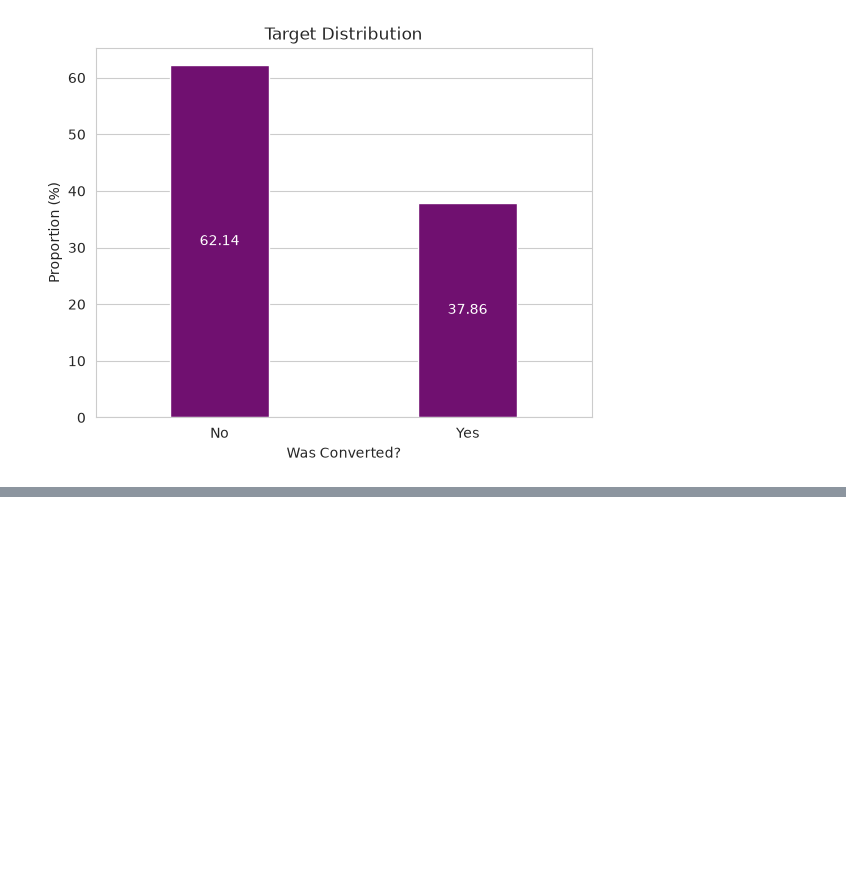
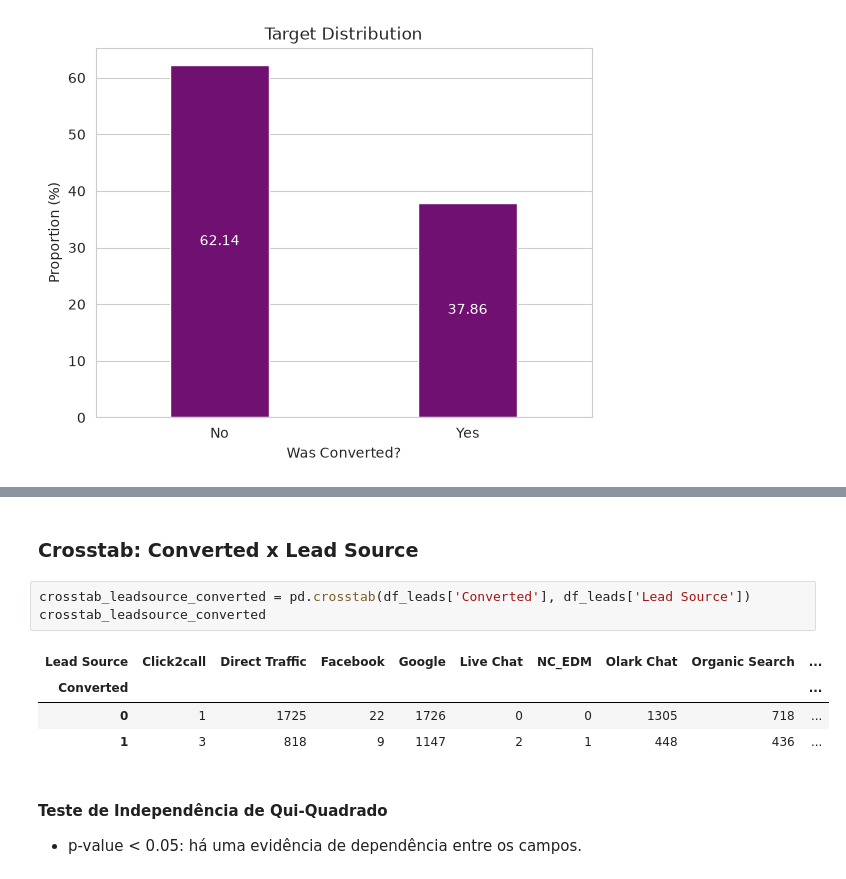
Before and after one commit to PedroSodreMalini/meus-projetos-machine-learning, a Jupyter notebook: 07-ensemble-de-modelos/1-bagging-classificacao/bagging.ipynb, the cells around one changed output, grey strips where cells are left out. Saved outputs shown, nothing was run; the diff lists cells and outputs as text; blank space fills up the shorter version.

```diff
--- a/07-ensemble-de-modelos/1-bagging-classificacao/bagging.ipynb
+++ b/07-ensemble-de-modelos/1-bagging-classificacao/bagging.ipynb
@@ -317,0 +364,13 @@ Text(0.5, 0, 'Was Converted?')
+# %% [markdown]
+### Crosstab: Converted x Lead Source
+# %%
+crosstab_leadsource_converted = pd.crosstab(df_leads['Converted'], df_leads['Lead Source'])
+crosstab_leadsource_converted
+# %% [output]
+| Lead Source | Click2call | Direct Traffic | Facebook | Google | Live Chat | NC_EDM | Olark Chat | Organic Search | ... |
+| Converted |  |  |  |  |  |  |  |  | ... |
+| 0 | 1 | 1725 | 22 | 1726 | 0 | 0 | 1305 | 718 | ... |
+| 1 | 3 | 818 | 9 | 1147 | 2 | 1 | 448 | 436 | ... |
+# %% [markdown]
+#### Teste de Independência de Qui-Quadrado
+- p-value \< 0.05: há uma evidência de dependência entre os campos.
```
Also changed, not shown: parts of 35 cells of this notebook.
